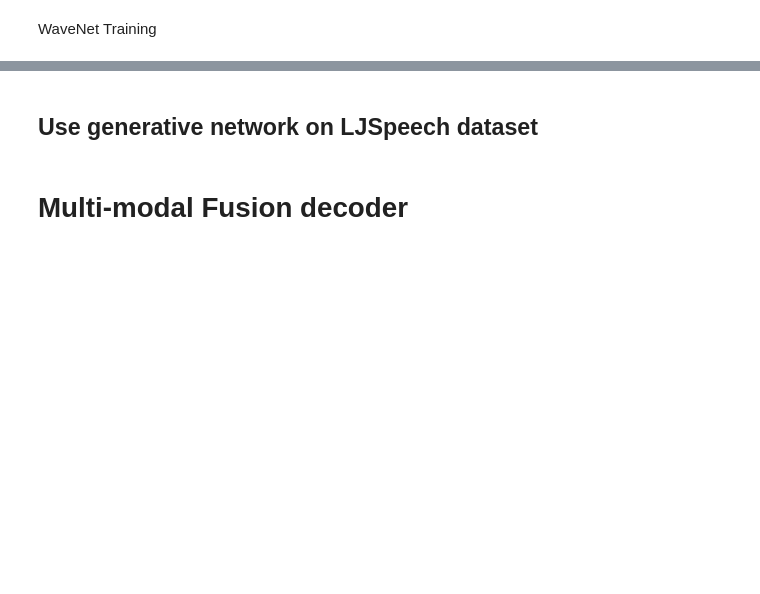
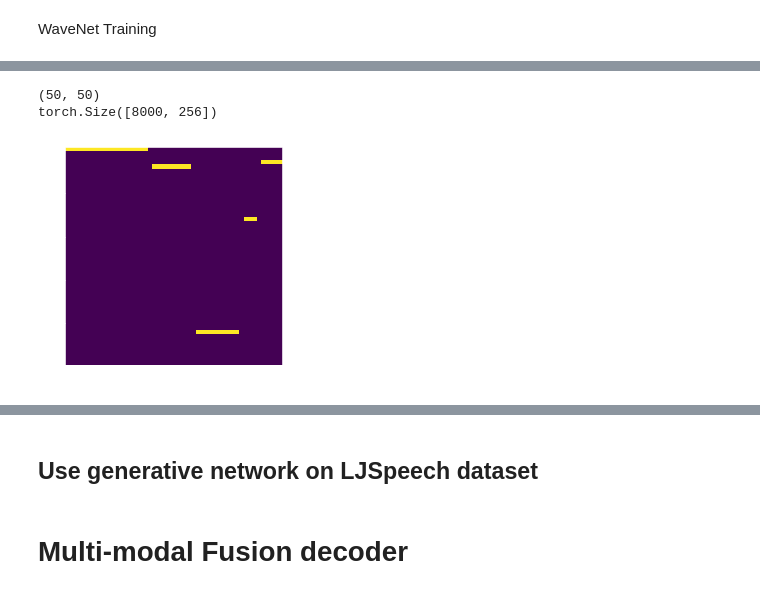
Before and after one commit to TrevorAshby/ProSS, a Jupyter notebook: testing/auto_annotator.ipynb, the cells around one changed output, grey strips where cells are left out. Cells and saved outputs as stored; diff of their text form; code cells hidden in the pictures; blank space fills up the shorter version.

```diff
--- a/testing/auto_annotator.ipynb
+++ b/testing/auto_annotator.ipynb
@@ -304,0 +359,10 @@ RuntimeError: Given groups=1, weight of size [32, 256, 1], expected input[1, 4,
+# %%
+print(arctic_dataset[0]['ppg'].shape)
+plt.imshow(arctic_dataset[0]['ppg'])
+print(arctic_dataset[0]['audio'].shape)
+
+out = wmodel(arctic_dataset[0]['audio'].unsqueeze(0).float().cuda())
+# %% [output]
+(50, 50)
+torch.Size([8000, 256])
+[figure, added]
```
Also changed, not shown: parts of 12 cells of this notebook, 6 other files.
